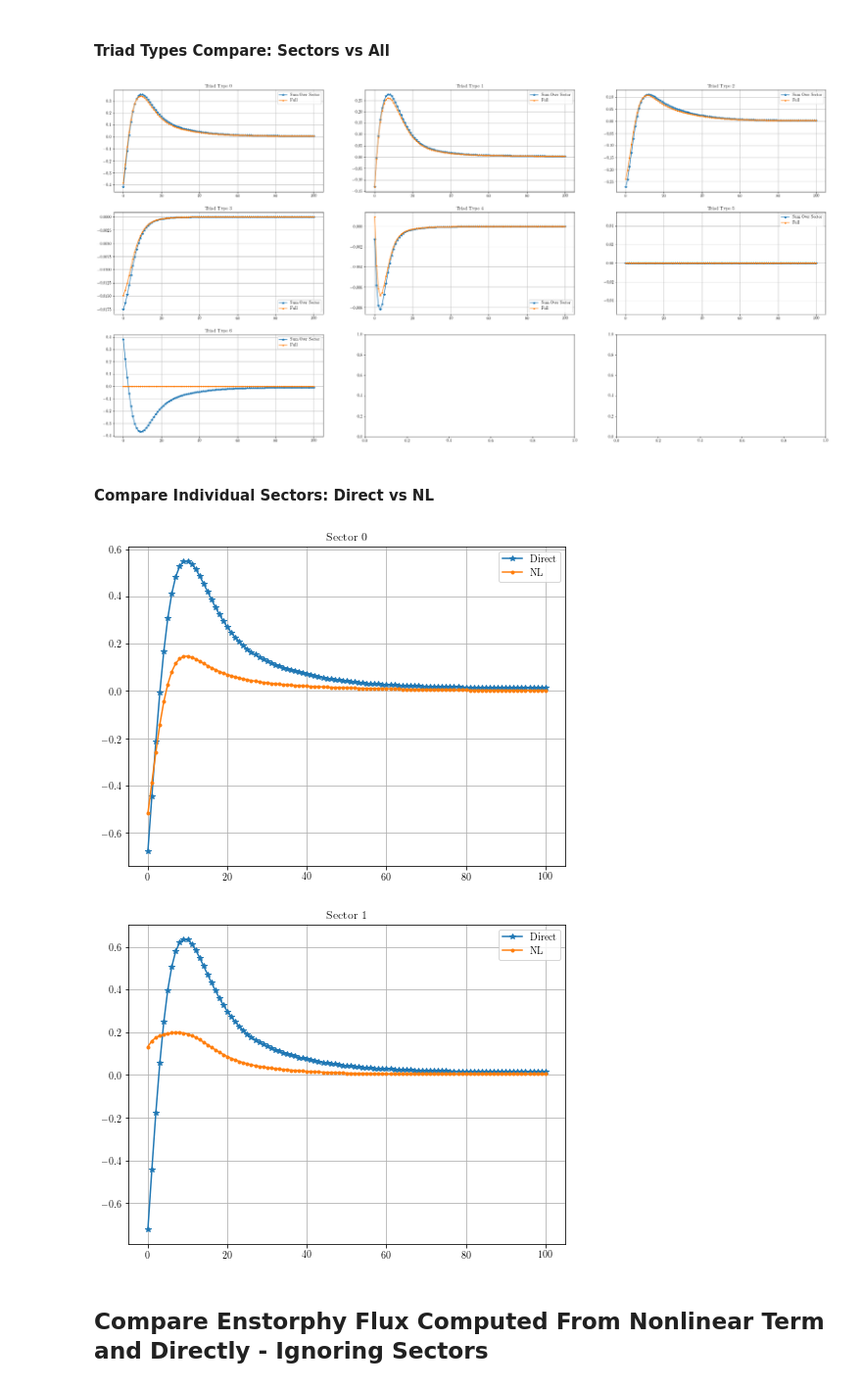
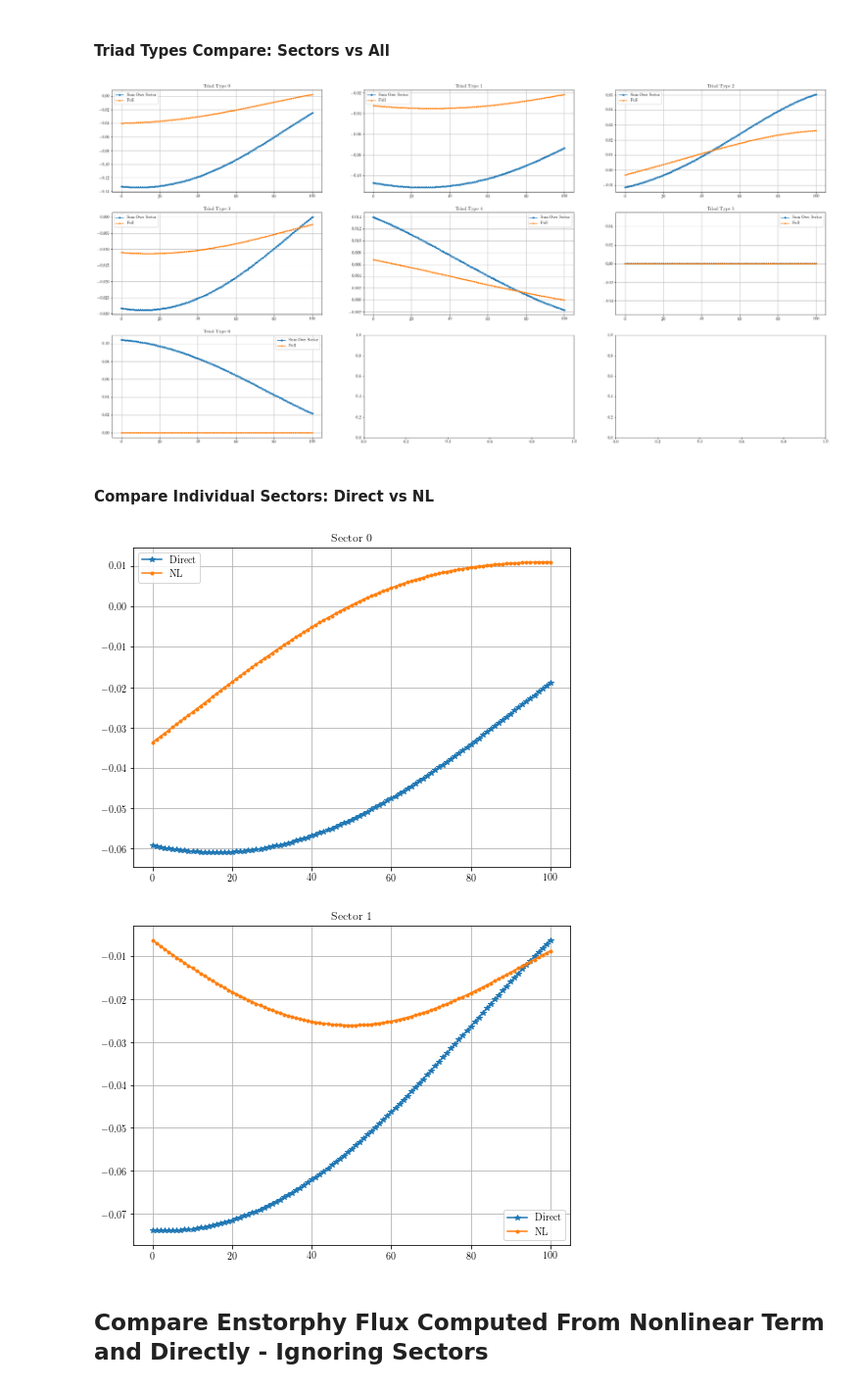
Before and after one commit to EndCar808/2D-Navier-Stokes, a Jupyter notebook: Plotting/CompareFluxes.ipynb, the cells around one changed output. Shown at 98% size. Drawn from its saved outputs; the diff is of its cells as text; code cells hidden in the pictures.

```diff
--- a/Plotting/CompareFluxes.ipynb
+++ b/Plotting/CompareFluxes.ipynb
@@ -40,7 +40,7 @@ data = "DECAY"
 # data = "EXTRM_ENS"
 # %%
 if data == "DECAY":
-    in_dir = "../Data/Test/SIM_DATA_NAVIER_RK4_FULL_N[64,64]_T[0-5]_NU[0.000031]_CFL[0.90]_u0[DECAY_TURB_ALT]_TAG[Test-Test]/"
+    in_dir = "../Data/Test/SIM_DATA_NAVIER_RK4_FULL_N[16,16]_T[0-5]_NU[0.000031]_CFL[0.90]_u0[DECAY_TURB_ALT]_TAG[Test-Test]/"
     post_file_path = in_dir + "PostProcessing_HDF_Data_SECTORS[2]_KFRAC[0.75]_TAG[Test-Test].h5"
 elif data == "MAX_PALIN":
     in_dir = "../Data/Test/SIM_DATA_NAVIER_RK4_FULL_N[64,64]_T[0-0]_NU[0.001000]_CFL[0.90]_u0[MAX_PALIN]_TAG[Max-Palin-Test]/"
@@ -68,3 +68,17 @@ post_data = import_post_processing_data(post_file_path, sys_vars, 'file')
 # sys_vars, run_data, spec_data, sync_data, post_data = import_data(in_dir, post_file_path)
 # %% [output]
 Preparing real space vorticity... Finished!
+# %%
+with h5.File('/home/ecarroll/PhD/2D_Navier_Stokes/Data/PostProcess/PhaseSync/Wavevector_Data_N[16,16]_SECTORS[2]_KFRAC[0.75].h5') as f:
+    num_wave_vec = f["NumWavevectors"]
+    wave_vec_data_a0_l0 = f["WavevectorData_a[0]_l[0]"][:, :]
+    wave_vec_data_a0_l1 = f["WavevectorData_a[0]_l[1]"][:, :]
+    wave_vec_data_a1_l0 = f["WavevectorData_a[1]_l[0]"][:, :]
+    wave_vec_data_a1_l1 = f["WavevectorData_a[1]_l[1]"][:, :]
+
+print(wave_vec_data_a0_l0.shape)
+print(wave_vec_data_a0_l1.shape)
+print(wave_vec_data_a1_l0.shape)
+print(wave_vec_data_a1_l1.shape)
+
+print(wave_vec_data_a0_l0.shape[1] + wave_vec_data_a0_l1.shape[1], wave_vec_data_a1_l0.shape[1] + wave_vec_data_a1_l1.shape[1], wave_vec_data_a0_l0.shape[1] + wave_vec_data_a0_l1.shape[1] == wave_vec_data_a1_l0.shape[1] + wave_vec_data_a1_l1.shape[1])
@@ -70,0 +91,3 @@ Preparing real space vorticity... Finished!
+# %%
+for i in range(100):
+    print(wave_vec_data_a0_l0[:6, -i], wave_vec_data_a1_l0[:6, -i], wave_vec_data_a0_l0[:6, -i] == wave_vec_data_a1_l0[:6, -i])
@@ -71,8 +112,9 @@ Preparing real space vorticity... Finished!
 # %% [markdown]
 ## Enstorphy Flux Compare: Nonlinear Term vs Simple Sectors
 # %%
-const_fac = 4.0 * np.pi**2
-norm_fac  = 0.5 / (sys_vars.Nx * sys_vars.Ny)**2
+const_fac_sector = 4.0 * np.pi**2
+norm_fac  = 0.5 / (sys_vars.Nx * sys_vars.Ny)**3
 
-theta = int(post_data.num_sect // 2)
+theta = 0#int(post_data.num_sect // 2)
+print(theta)
 # %%
@@ -130,8 +193,8 @@ for i in range(3):
     for j in range(3):
         ax1.append(fig.add_subplot(gs[i, j]))
 for i in range(post_data.enst_flux_per_sec.shape[1]):
-    ax1[i].plot(np.sum(post_data.enst_flux_per_sec[:, i, :], axis = -1) * const_fac * norm_fac * (2.4414e-4) * (1.5e-2) , '*-')
-    ax1[i].plot(post_data.enst_flux_test[:, i] * const_fac * norm_fac * (2.4414e-4), '.-')
+    ax1[i].plot(np.sum(post_data.enst_flux_per_sec[:, i, :], axis = -1) * const_fac * norm_fac , '*-')
+    ax1[i].plot(post_data.enst_flux_test[:, i] * const_fac * norm_fac, '.-')
     ax1[i].set_title(r"Triad Type {}".format(i))
 #     ax1[i].set_xlim(-1, 20)
     ax1[i].legend([r"Sum Over Sector", r"Full"])
@@ -139,23 +202,23 @@ for i in range(post_data.enst_flux_per_sec.shape[1]):
 
 plt.show()
 # %% [output]
-[figure, old version]
+[figure, new version]
 # %% [markdown]
 #### Compare Individual Sectors: Direct vs NL
 # %%
 for a in range(post_data.num_sect):
     fig = plt.figure(figsize = (8, 6))
     gs  = GridSpec(1, 1)
     ax = fig.add_subplot(gs[0, 0])
-    ax.plot(post_data.enst_flux_per_sec[:, 0, a] * const_fac * norm_fac * (2.4414e-4) * (5e-2), '*-')
+    ax.plot(post_data.enst_flux_per_sec[:, 0, a] * const_fac * norm_fac, '*-')
     ax.plot(post_data.enst_flux_C_theta[:, a], '.-')
     ax.set_title(r"Sector {}".format(a))
     ax.legend([r"Direct", r"NL"])
     ax.grid()
     plt.show()
 # %% [output]
-[figure, old version]
+[figure, new version]
-[figure, old version]
+[figure, new version]
 # %% [markdown]
 ## Compare Enstorphy Flux Computed From Nonlinear Term and Directly - Ignoring Sectors
 # %%
```
Also changed, not shown: parts of 11 cells of this notebook, 4 other files.
